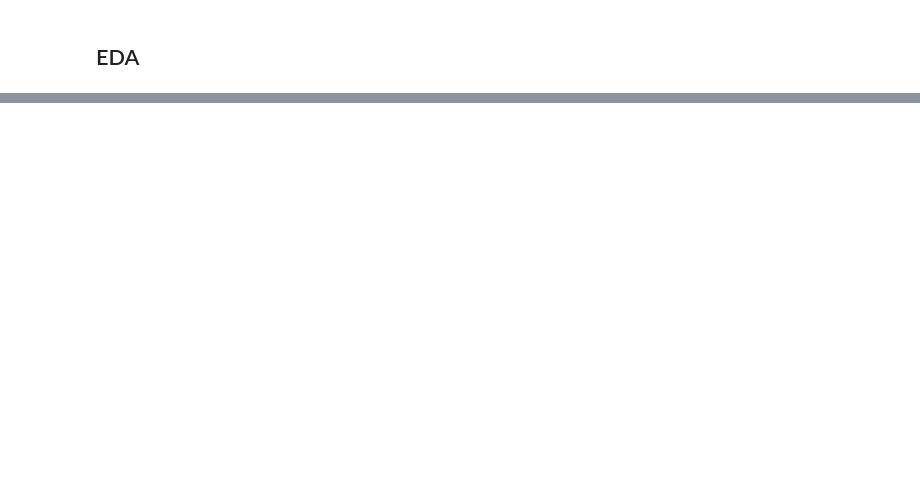
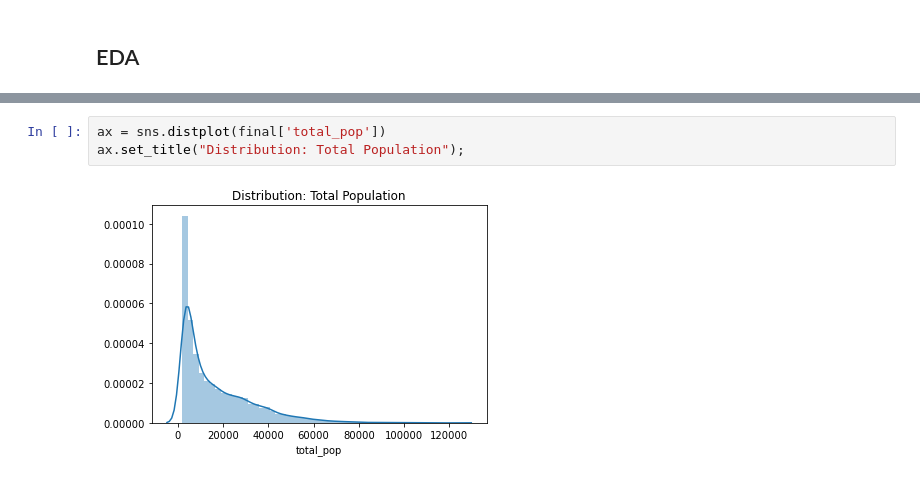
Before and after one commit to MLondon1027/Relocation_Recommender_System, a Jupyter notebook: Real_Estate_Recommender.ipynb, the cells around one changed output, grey strips where cells are left out. Cells and saved outputs as stored; diff of their text form; blank space fills up the shorter version.

```diff
--- a/Real_Estate_Recommender.ipynb
+++ b/Real_Estate_Recommender.ipynb
@@ -661,2 +703,7 @@ sns.distplot(transportation_percents['Mean_Commute_Time']);
+# %%
+ax = sns.distplot(final['total_pop'])
+ax.set_title("Distribution: Total Population");
+# %% [output]
+[figure, added]
 # %%
 final.info(verbose=True)
```
Also changed, not shown: parts of 27 cells of this notebook.
